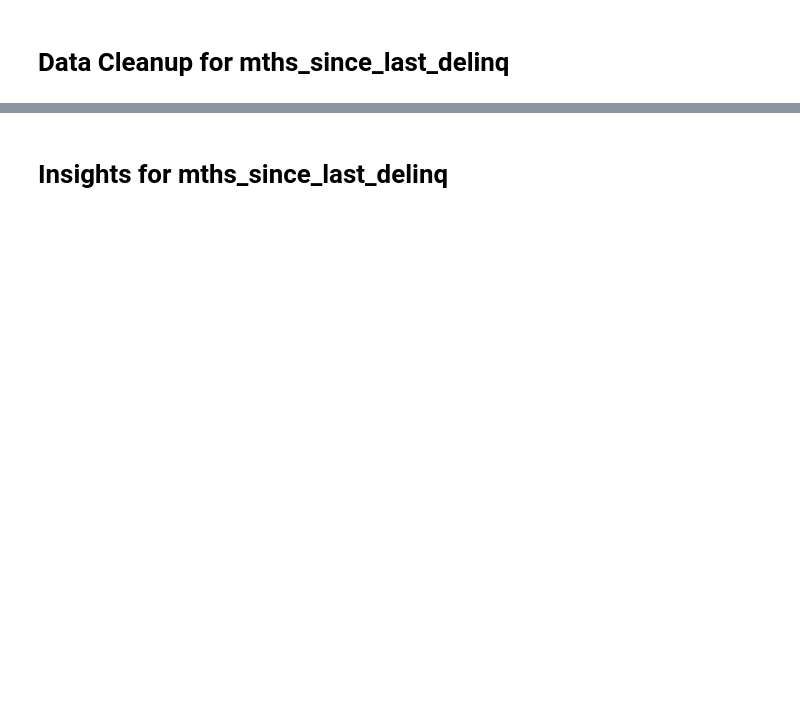
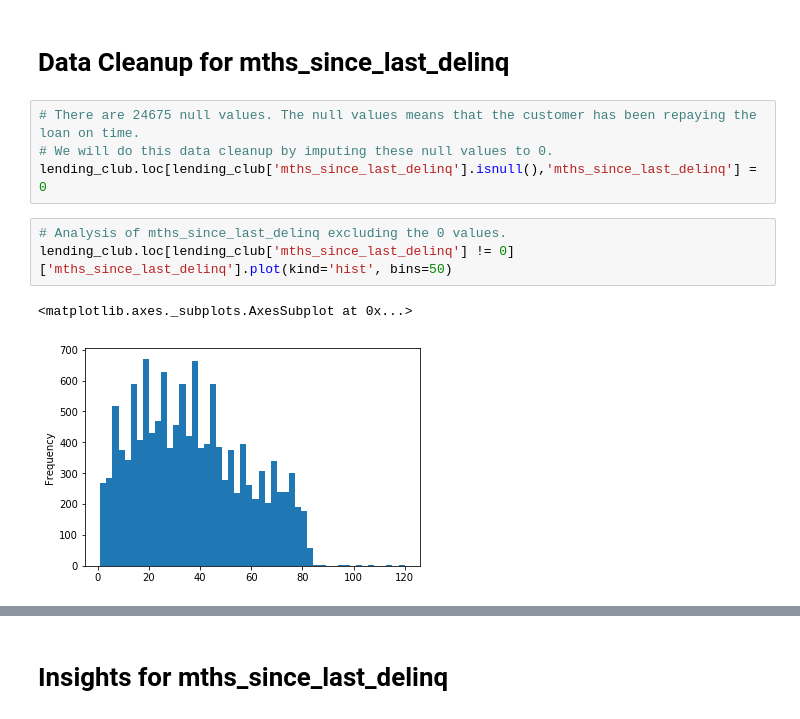
Before and after one commit to amirivija/EDA, a Jupyter notebook: group_assignment.ipynb, the cells around one changed output, grey strips where cells are left out. Cells and saved outputs as stored; diff of their text form; blank space fills up the shorter version.

```diff
--- a/group_assignment.ipynb
+++ b/group_assignment.ipynb
@@ -632,2 +655,12 @@ plt.show()
 # %% [markdown]
 # Data Cleanup for mths_since_last_delinq
+# %%
+# There are 24675 null values. The null values means that the customer has been repaying the loan on time.
+# We will do this data cleanup by imputing these null values to 0.
+lending_club.loc[lending_club['mths_since_last_delinq'].isnull(),'mths_since_last_delinq'] = 0
+# %%
+# Analysis of mths_since_last_delinq excluding the 0 values.
+lending_club.loc[lending_club['mths_since_last_delinq'] != 0]['mths_since_last_delinq'].plot(kind='hist', bins=50)
+# %% [output]
+<matplotlib.axes._subplots.AxesSubplot at 0x...>
+[figure, added]
```
Also changed, not shown: parts of 3 cells of this notebook.
